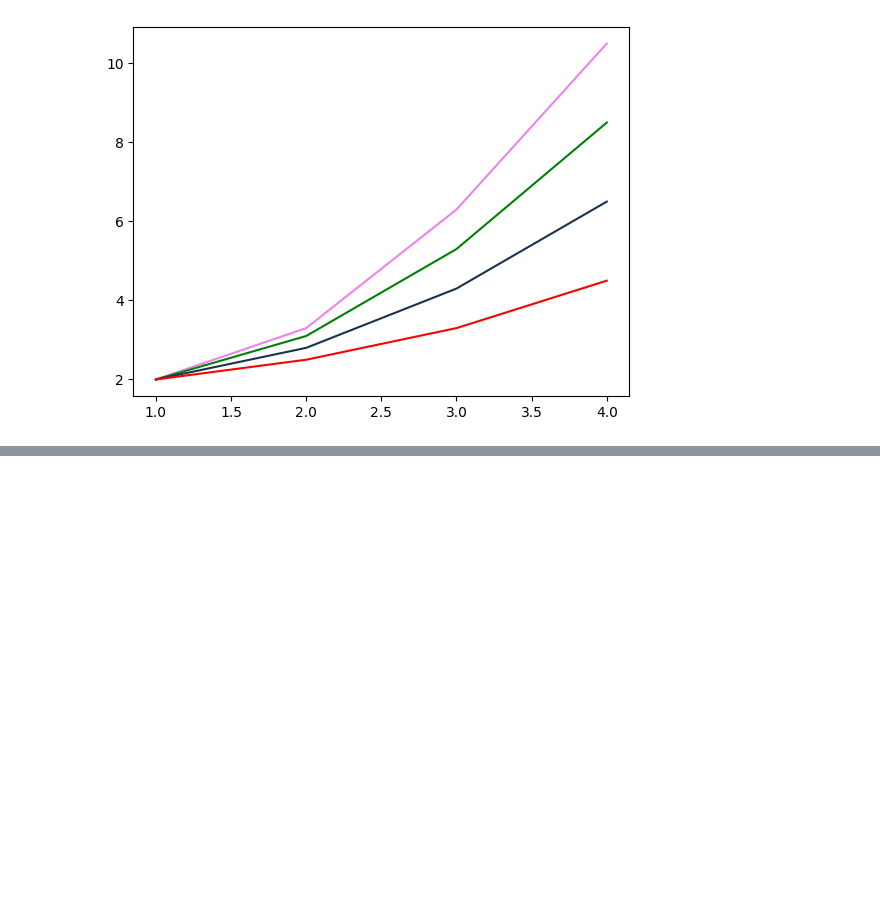
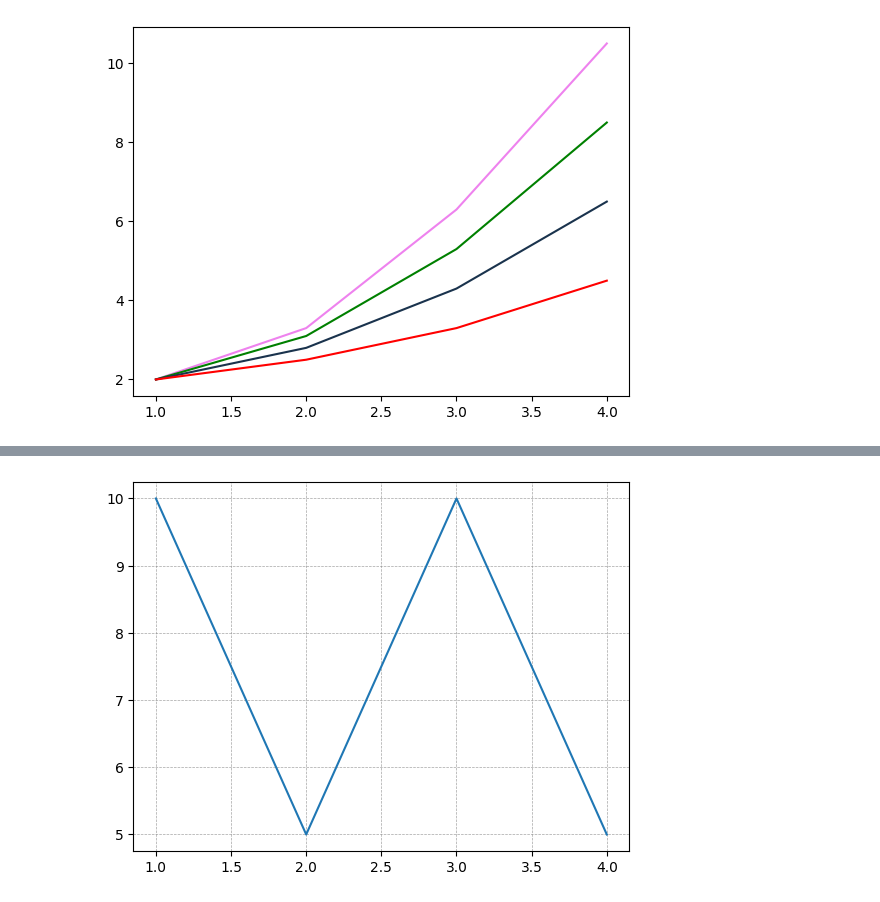
Before and after one commit to yj4976s-cpu/AI_26, a Jupyter notebook: 맷플롯립_공부.ipynb, the cells around one changed output, grey strips where cells are left out. Saved outputs shown, nothing was run; the diff lists cells and outputs as text; code cells hidden in the pictures; blank space fills up the shorter version.

```diff
--- a/맷플롯립_공부.ipynb
+++ b/맷플롯립_공부.ipynb
@@ -173,0 +220,9 @@ plt.show()
+# %%
+import matplotlib.pyplot as plt
+
+plt.plot([1,2,3,4], [10, 5, 10, 5])
+# 그리드 활성화 및 설정
+plt.grid(True, linestyle='--', linewidth=0.5, color='gray', alpha = 0.7)
+plt.show()
+# %% [output]
+[figure, added]
```
Also changed, not shown: parts of 25 cells of this notebook.
